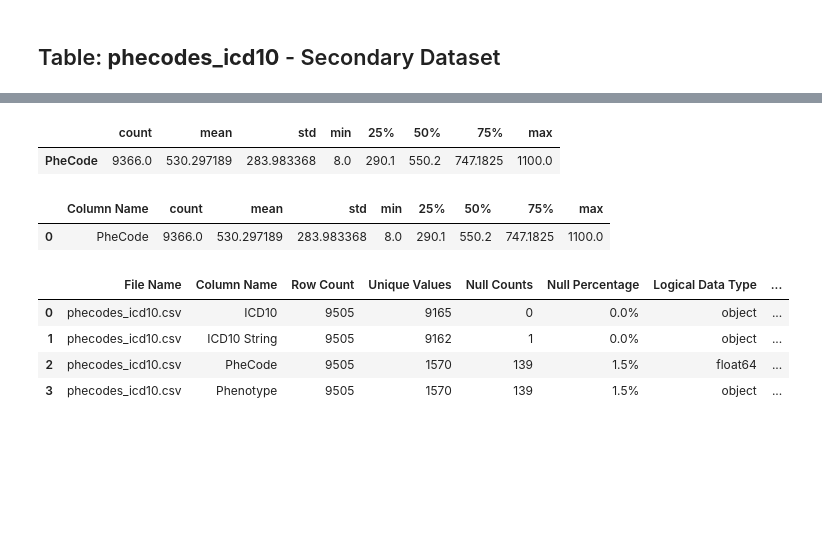
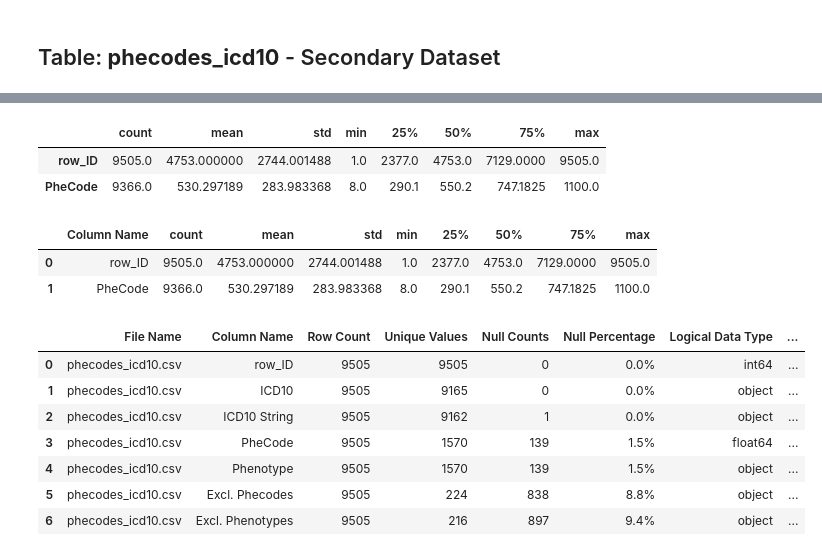
Before and after one commit to NicoHadas/CardiacArrest_Mortality_Predictive_Model, a Jupyter notebook: Initial_Data_Analysis/Descriptive_Analysis.ipynb, the cells around one changed output, grey strips where cells are left out. Cells and saved outputs as stored; diff of their text form; code cells hidden in the pictures; blank space fills up the shorter version.

```diff
--- a/Initial_Data_Analysis/Descriptive_Analysis.ipynb
+++ b/Initial_Data_Analysis/Descriptive_Analysis.ipynb
@@ -1043,33 +1083,38 @@ df_phecodes_icd10_final
 # %%
 # Get descriptive statistics
-df_phecodes_icd10_describe = df_phecodes_icd10.describe().transpose()
-df_phecodes_icd10_describe
+df_phecode_icd10_describe = df_phecode_icd10.describe().transpose()
+df_phecode_icd10_describe
 # %% [output]
 |  | count | mean | std | min | 25% | 50% | 75% | max |
+| row_ID | 9505.0 | 4753.000000 | 2744.001488 | 1.0 | 2377.0 | 4753.0 | 7129.0000 | 9505.0 |
 | PheCode | 9366.0 | 530.297189 | 283.983368 | 8.0 | 290.1 | 550.2 | 747.1825 | 1100.0 |
 # %%
 # Reset Index of Description table
-df_phecodes_icd10_describe = df_phecodes_icd10_describe.reset_index(drop=False)
+df_phecode_icd10_describe = df_phecode_icd10_describe.reset_index(drop=False)
 # %%
 # Add 'Column Name' to Description table
-df_phecodes_icd10_describe.columns= ['Column Name'] + list(df_phecodes_icd10_describe.columns[1:])
-df_phecodes_icd10_describe
+df_phecode_icd10_describe.columns= ['Column Name'] + list(df_phecode_icd10_describe.columns[1:])
+df_phecode_icd10_describe
 # %% [output]
 |  | Column Name | count | mean | std | min | 25% | 50% | 75% | max |
-| 0 | PheCode | 9366.0 | 530.297189 | 283.983368 | 8.0 | 290.1 | 550.2 | 747.1825 | 1100.0 |
+| 0 | row_ID | 9505.0 | 4753.000000 | 2744.001488 | 1.0 | 2377.0 | 4753.0 | 7129.0000 | 9505.0 |
+| 1 | PheCode | 9366.0 | 530.297189 | 283.983368 | 8.0 | 290.1 | 550.2 | 747.1825 | 1100.0 |
 # %%
 # Calculate Range, Interquartile Range and Variance
-df_phecodes_icd10_describe["Range"] = df_phecodes_icd10_describe['max'] - df_phecodes_icd10_describe['min']
-df_phecodes_icd10_describe["Interquartile_Range"] = df_phecodes_icd10_describe['75%'] - df_phecodes_icd10_describe['25%']
-df_phecodes_icd10_describe["Variance"] = (df_phecodes_icd10_describe['std'])**2
+df_phecode_icd10_describe["Range"] = df_phecode_icd10_describe['max'] - df_phecode_icd10_describe['min']
+df_phecode_icd10_describe["Interquartile_Range"] = df_phecode_icd10_describe['75%'] - df_phecode_icd10_describe['25%']
+df_phecode_icd10_describe["Variance"] = (df_phecode_icd10_describe['std'])**2
 # %%
 # Merge
-df_phecodes_icd10_final = df_phecodes_icd10_final.merge(df_phecodes_icd10_describe, how = 'left', on = 'Column Name')
-df_phecodes_icd10_final
+df_phecode_icd10_final = df_phecode_icd10_final.merge(df_phecode_icd10_describe, how = 'left', on = 'Column Name')
+df_phecode_icd10_final
 # %% [output]
 |  | File Name | Column Name | Row Count | Unique Values | Null Counts | Null Percentage | Logical Data Type | ... |
-| 0 | phecodes_icd10.csv | ICD10 | 9505 | 9165 | 0 | 0.0% | object | ... |
-| 1 | phecodes_icd10.csv | ICD10 String | 9505 | 9162 | 1 | 0.0% | object | ... |
-| 2 | phecodes_icd10.csv | PheCode | 9505 | 1570 | 139 | 1.5% | float64 | ... |
-| 3 | phecodes_icd10.csv | Phenotype | 9505 | 1570 | 139 | 1.5% | object | ... |
+| 0 | phecodes_icd10.csv | row_ID | 9505 | 9505 | 0 | 0.0% | int64 | ... |
+| 1 | phecodes_icd10.csv | ICD10 | 9505 | 9165 | 0 | 0.0% | object | ... |
+| 2 | phecodes_icd10.csv | ICD10 String | 9505 | 9162 | 1 | 0.0% | object | ... |
+| 3 | phecodes_icd10.csv | PheCode | 9505 | 1570 | 139 | 1.5% | float64 | ... |
+| 4 | phecodes_icd10.csv | Phenotype | 9505 | 1570 | 139 | 1.5% | object | ... |
+| 5 | phecodes_icd10.csv | Excl. Phecodes | 9505 | 224 | 838 | 8.8% | object | ... |
+| 6 | phecodes_icd10.csv | Excl. Phenotypes | 9505 | 216 | 897 | 9.4% | object | ... |
 # %%
```
Also changed, not shown: parts of 17 cells of this notebook.
